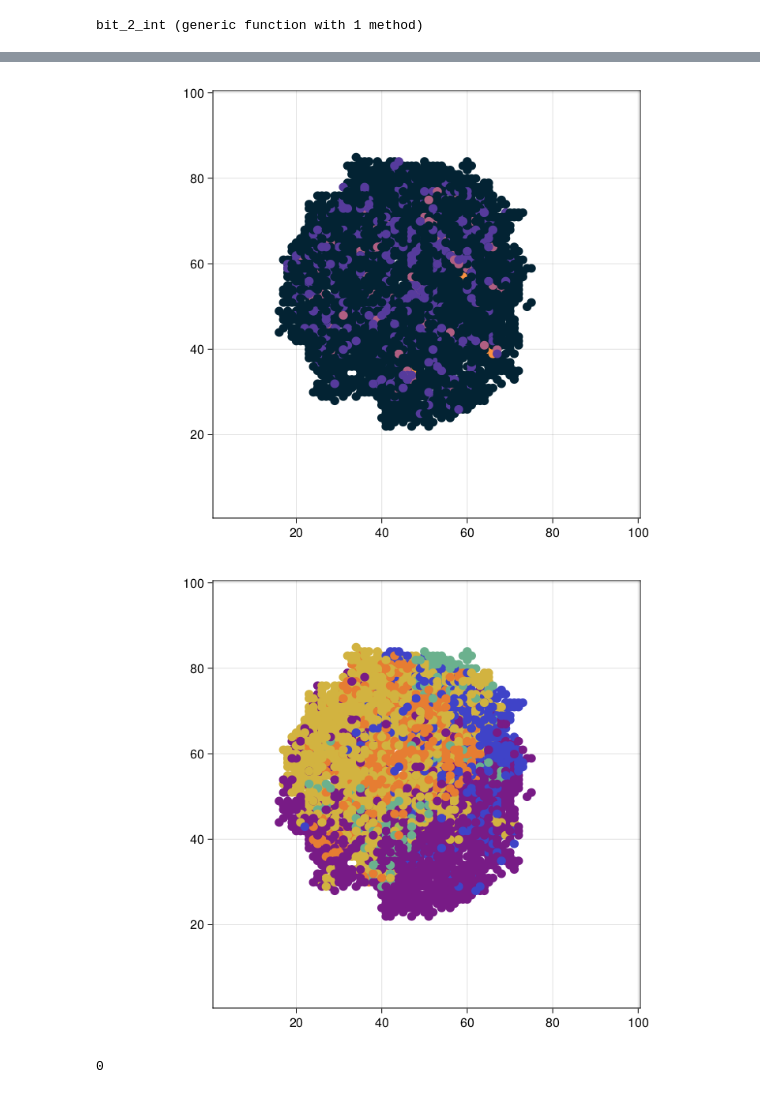
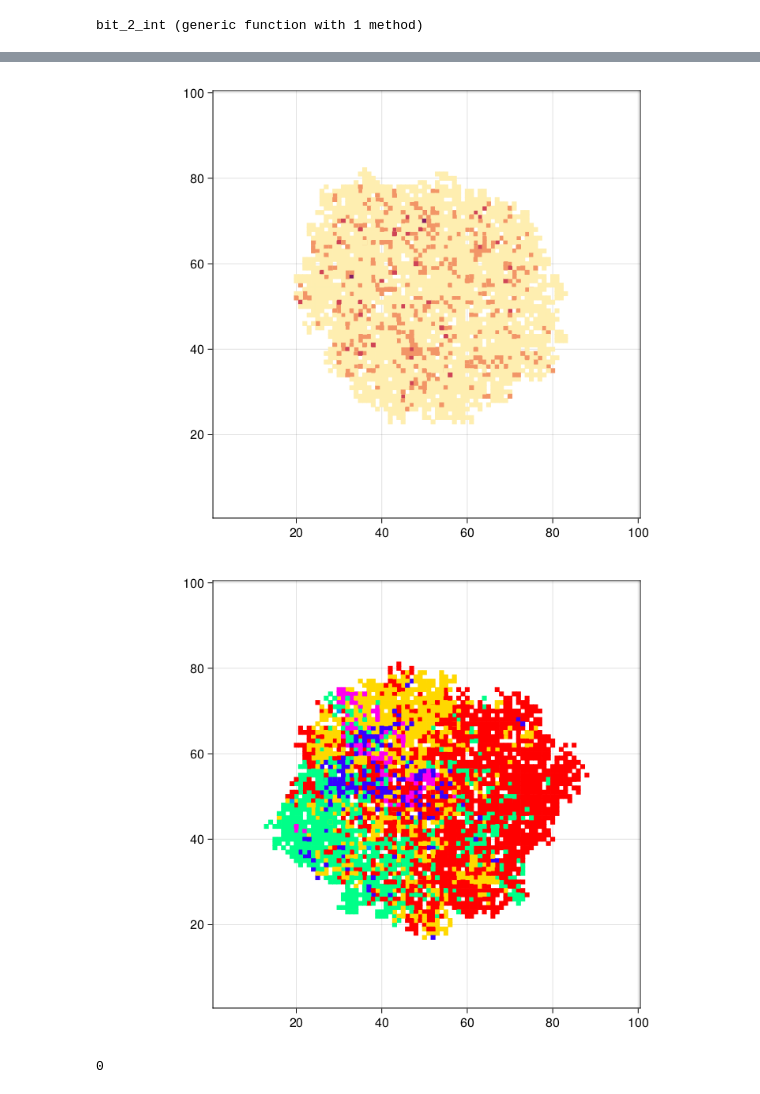
Before and after one commit to YM162/TumorSim, a Jupyter notebook: julia.ipynb, the cells around one changed output, grey strips where cells are left out. Saved outputs shown, nothing was run; the diff lists cells and outputs as text; code cells hidden in the pictures.

Commit message:
Cambiados los colores y simbolos para hacer los plots más claros.

```diff
--- a/julia.ipynb
+++ b/julia.ipynb
@@ -192,20 +192,20 @@ AgentBasedModel with 10 agents of type Cell
 #We plot the "density" of each space in the grid: The number of cells there are in that space.
 
 colors=Dict(0=>:black,1=>:red,2=>:blue,3=>:green,4=>:yellow,5=>:orange,6=>:purple,7=>:pink,8=>:brown,9=>:cyan,10=>:gray)
-densitycolor(a) = get(colorschemes[:thermal], a.near_cells, (1,5))
+densitycolor(a) = get(colorschemes[:matter], a.near_cells, (1,5))
 
-figure, _ = abmplot(model;ac = densitycolor)
+figure, _ = abmplot(model;ac = densitycolor,as=8,am='■')
 figure
 # %% [output]
-[figure, old version]
+[figure, new version]
 # %%
 #We plot the genotype of each cell with a different color. Right now the colors dont mean they are similar genotypes.
-genotypecolor(a) = get(colorschemes[:rainbow], bit_2_int(a.genotype), (1,8))
+genotypecolor(a) = get(colorschemes[:hsv], bit_2_int(a.genotype), (1,8))
 
-figure, _ = abmplot(model;ac = genotypecolor)
+figure, _ = abmplot(model;ac = genotypecolor,as=8,am='■')
 figure # returning the figure displays it
 # %% [output]
-[figure, old version]
+[figure, new version]
 # %%
 # %% [output]
 0
```
Also changed, not shown: parts of 4 cells of this notebook, 7 other files.
